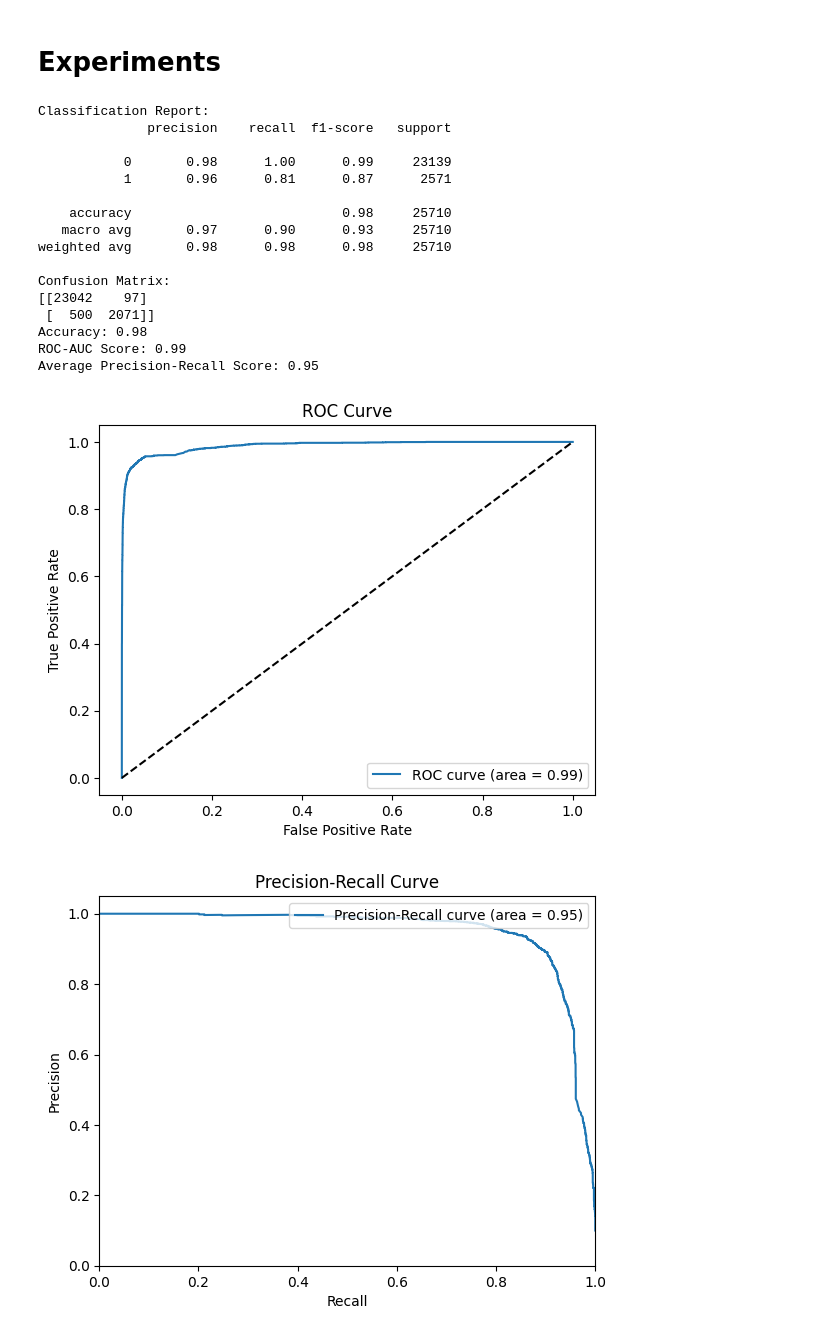
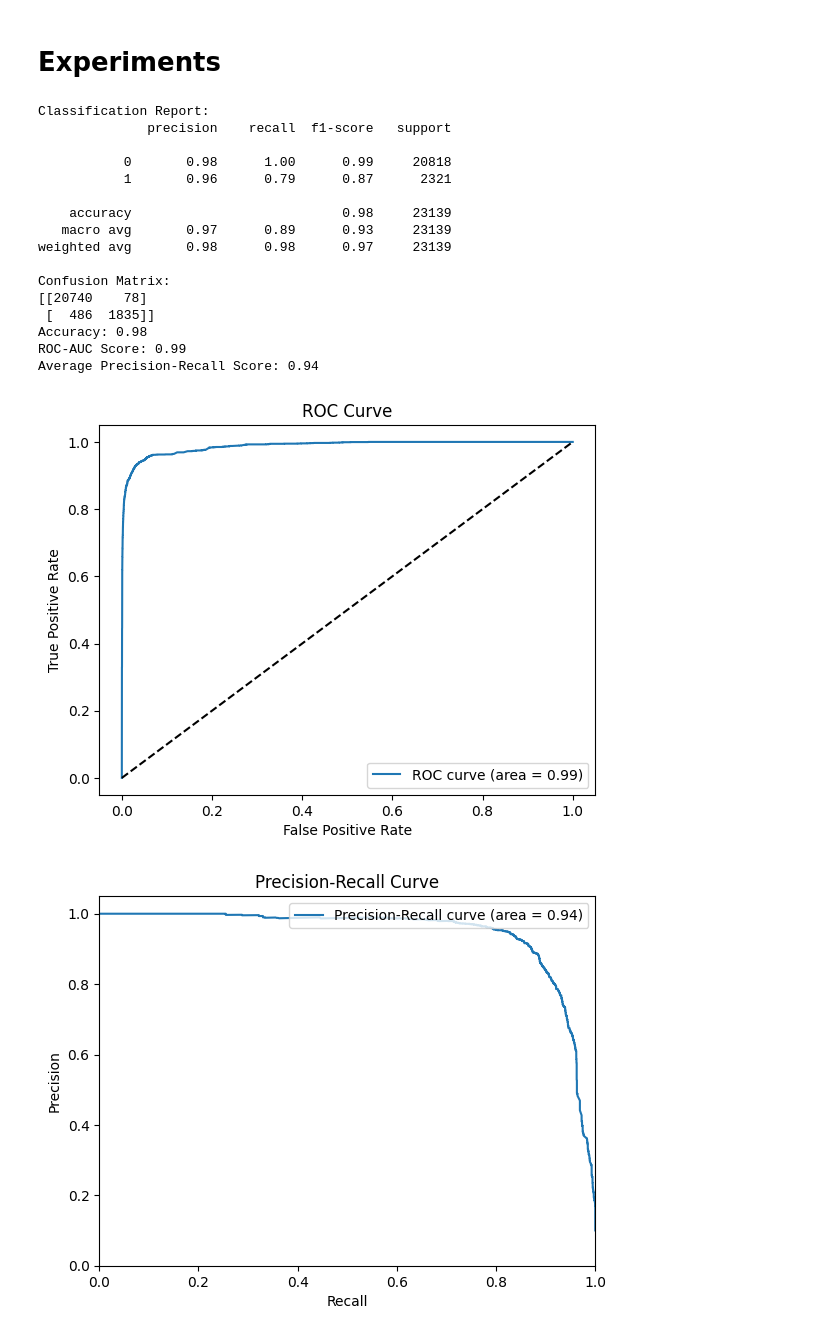
Before and after one commit to S-Cao1031/Summer-2024-ECE-597-Group8, a Jupyter notebook: Week5 - Data Analysis/analysis_features_tfidf.ipynb, the cells around one changed output. Cells and saved outputs as stored; diff of their text form; code cells hidden in the pictures.

```diff
--- a/Week5 - Data Analysis/analysis_features_tfidf.ipynb
+++ b/Week5 - Data Analysis/analysis_features_tfidf.ipynb
@@ -27,7 +27,7 @@ from sklearn.svm import SVC
 # %%
 project_root = "D:/Projects/Summer-2024-ECE-597-Group8"
 random_state = 42
-test_size = 0.8
+test_size = 0.1
 # %%
 df = pd.read_csv(
     os.path.join(project_root, "data", "processed", "features_tfidf_labels.csv")
@@ -105,7 +105,7 @@ plt.show()
 # %% [markdown]
 # Experiments
 # %%
-def evaluate_model(model, X, y, cv=5):
+def evaluate_model(model, X, y, cv=3):
     """
     Evaluates the performance of a binary classifier using cross-validation.
 
@@ -199,30 +199,30 @@ features_preprocessor = ColumnTransformer(
 # %%
 model = make_pipeline(
     features_preprocessor,
-    PCA(n_components=0.95),
+    # PCA(n_components=0.95),
     SVC(
         C=1.0, kernel="rbf", gamma="scale", random_state=random_state
     ),
 )
 
 model.fit(X_train, y_train)
-evaluate_model(model, X, y)
+evaluate_model(model, X_train, y_train)
 # %% [output]
 Classification Report:
               precision    recall  f1-score   support
 
-           0       0.98      1.00      0.99     23139
-           1       0.96      0.81      0.87      2571
+           0       0.98      1.00      0.99     20818
+           1       0.96      0.79      0.87      2321
 
-    accuracy                           0.98     25710
-   macro avg       0.97      0.90      0.93     25710
-weighted avg       0.98      0.98      0.98     25710
+    accuracy                           0.98     23139
+   macro avg       0.97      0.89      0.93     23139
+weighted avg       0.98      0.98      0.97     23139
 
 Confusion Matrix:
-[[23042    97]
- [  500  2071]]
+[[20740    78]
+ [  486  1835]]
 Accuracy: 0.98
 ROC-AUC Score: 0.99
-Average Precision-Recall Score: 0.95
+Average Precision-Recall Score: 0.94
 [figure]
-[figure, old version]
+[figure, new version]
```
Also changed, not shown: parts of 2 cells of this notebook, 2 other files.
